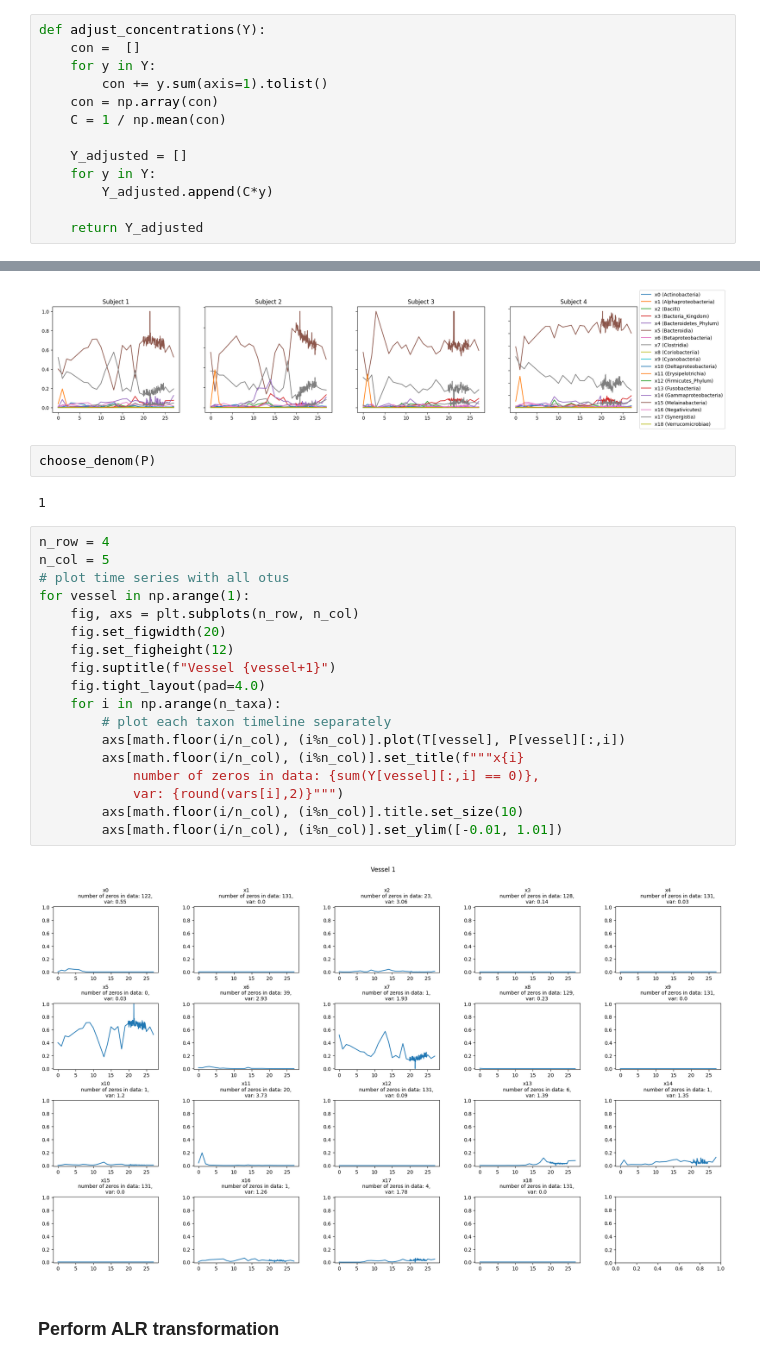
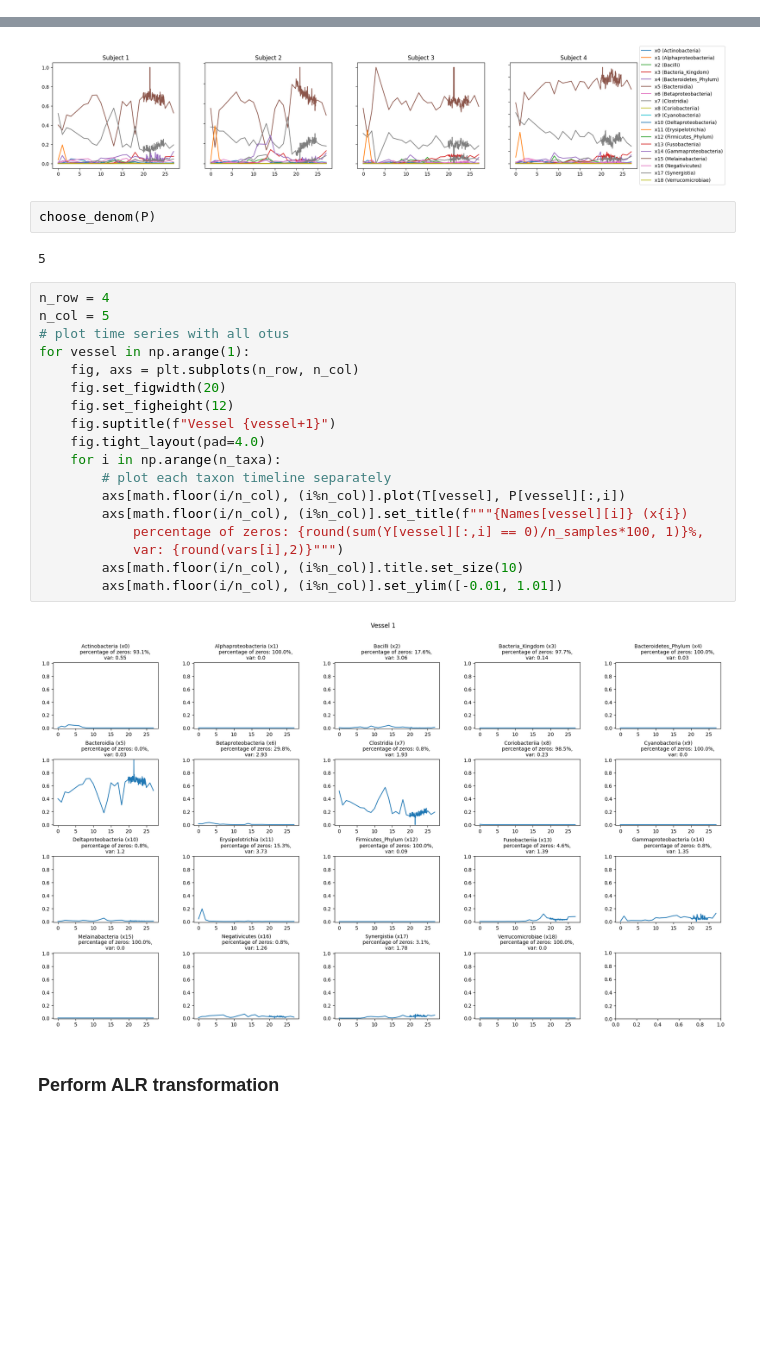
Before and after one commit to mariaproebstl/MScThesis, a Jupyter notebook: Python/CompLotkaVolterra/clv_Silverman_Vesselwise.ipynb, the cells around one changed output, grey strips where cells are left out. Drawn from its saved outputs; the diff is of its cells as text; blank space fills up the shorter version.

```diff
--- a/Python/CompLotkaVolterra/clv_Silverman_Vesselwise.ipynb
+++ b/Python/CompLotkaVolterra/clv_Silverman_Vesselwise.ipynb
@@ -49,19 +49,6 @@ shape of vessel V3 (131, 19)
 shape of vessel V4 (131, 19)
 # %% [markdown]
 ### Adjust data
-# %%
-def adjust_concentrations(Y):
-    con =  []
-    for y in Y:
-        con += y.sum(axis=1).tolist()
-    con = np.array(con)
-    C = 1 / np.mean(con)
-
-    Y_adjusted = []
-    for y in Y:
-        Y_adjusted.append(C*y)
-
-    return Y_adjusted
 # %%
 Y = adjust_concentrations(Y)
 P = []
@@ -132,27 +119,27 @@ plt.show()
 # %%
 choose_denom(P)
 # %% [output]
-1
+5
 # %%
 n_row = 4
 n_col = 5
 # plot time series with all otus
 for vessel in np.arange(1):
     fig, axs = plt.subplots(n_row, n_col)
     fig.set_figwidth(20)
     fig.set_figheight(12)
     fig.suptitle(f"Vessel {vessel+1}")
     fig.tight_layout(pad=4.0)
     for i in np.arange(n_taxa):
         # plot each taxon timeline separately
         axs[math.floor(i/n_col), (i%n_col)].plot(T[vessel], P[vessel][:,i])
-        axs[math.floor(i/n_col), (i%n_col)].set_title(f"""x{i}
-            number of zeros in data: {sum(Y[vessel][:,i] == 0)},
+        axs[math.floor(i/n_col), (i%n_col)].set_title(f"""{Names[vessel][i]} (x{i})
+            percentage of zeros: {round(sum(Y[vessel][:,i] == 0)/n_samples*100, 1)}%,
             var: {round(vars[i],2)}""")
         axs[math.floor(i/n_col), (i%n_col)].title.set_size(10)
         axs[math.floor(i/n_col), (i%n_col)].set_ylim([-0.01, 1.01])
 # %% [output]
-[figure, old version]
+[figure, new version]
 # %% [markdown]
 ### Perform ALR transformation
 # %%
```
Also changed, not shown: parts of 8 cells of this notebook, 5 other files.
